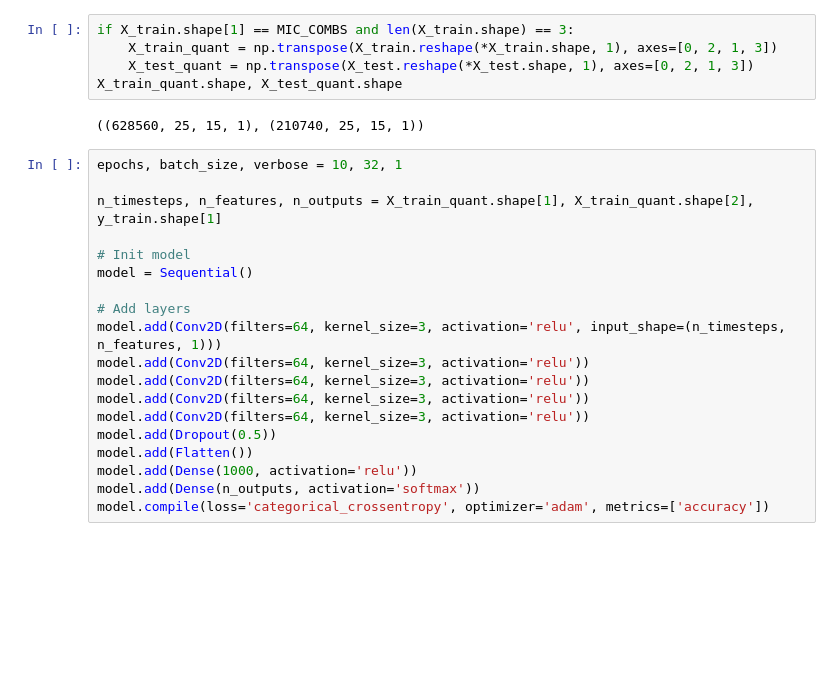
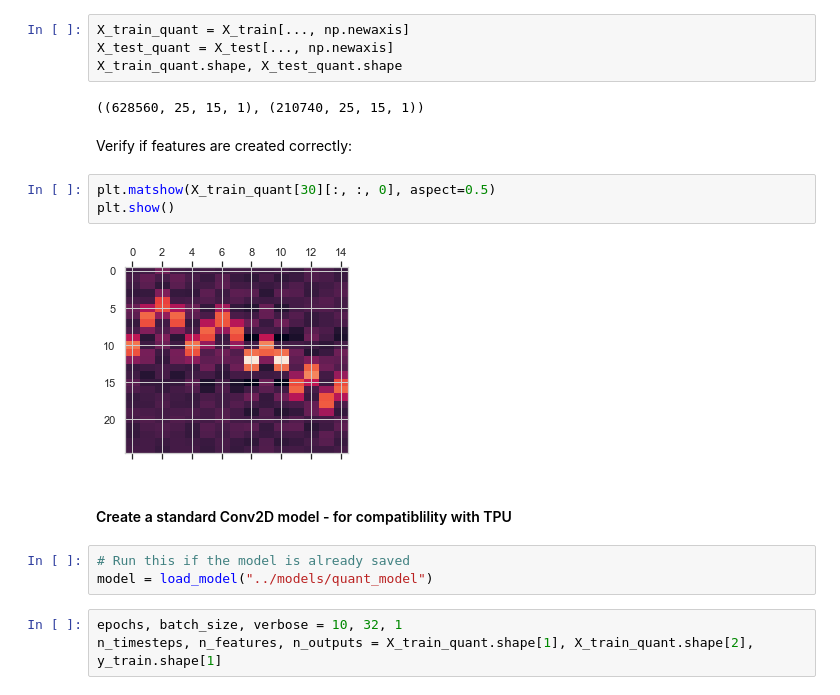
Before and after one commit to thomson008/MEng-project, a Jupyter notebook: notebooks/super_resolution.ipynb, the cells around one changed output. Saved outputs shown, nothing was run; the diff lists cells and outputs as text; blank space fills up the shorter version.

```diff
--- a/notebooks/super_resolution.ipynb
+++ b/notebooks/super_resolution.ipynb
@@ -742,28 +742,23 @@ Distances
 import tensorflow_model_optimization as tfmot
 quantize_model = tfmot.quantization.keras.quantize_model
 # %%
-if X_train.shape[1] == MIC_COMBS and len(X_train.shape) == 3:
-    X_train_quant = np.transpose(X_train.reshape(*X_train.shape, 1), axes=[0, 2, 1, 3])
-    X_test_quant = np.transpose(X_test.reshape(*X_test.shape, 1), axes=[0, 2, 1, 3])
+X_train_quant = X_train[..., np.newaxis]
+X_test_quant = X_test[..., np.newaxis]
 X_train_quant.shape, X_test_quant.shape
 # %% [output]
 ((628560, 25, 15, 1), (210740, 25, 15, 1))
-# %%
-epochs, batch_size, verbose = 10, 32, 1
-
-n_timesteps, n_features, n_outputs = X_train_quant.shape[1], X_train_quant.shape[2], y_train.shape[1]
-
-# Init model
-model = Sequential()
-
-# Add layers
-model.add(Conv2D(filters=64, kernel_size=3, activation='relu', input_shape=(n_timesteps, n_features, 1)))
-model.add(Conv2D(filters=64, kernel_size=3, activation='relu'))
-model.add(Conv2D(filters=64, kernel_size=3, activation='relu'))
-model.add(Conv2D(filters=64, kernel_size=3, activation='relu'))
-model.add(Conv2D(filters=64, kernel_size=3, activation='relu'))
-model.add(Dropout(0.5))
-model.add(Flatten())
-model.add(Dense(1000, activation='relu'))
-model.add(Dense(n_outputs, activation='softmax'))
-model.compile(loss='categorical_crossentropy', optimizer='adam', metrics=['accuracy'])
+# %% [markdown]
+Verify if features are created correctly:
+# %%
+plt.matshow(X_train_quant[30][:, :, 0], aspect=0.5)
+plt.show()
+# %% [output]
+[figure, added]
+# %% [markdown]
+#### Create a standard Conv2D model - for compatiblility with TPU
+# %%
+# Run this if the model is already saved
+model = load_model("../models/quant_model")
+# %%
+epochs, batch_size, verbose = 10, 32, 1
+n_timesteps, n_features, n_outputs = X_train_quant.shape[1], X_train_quant.shape[2], y_train.shape[1]
```
Also changed, not shown: parts of 31 cells of this notebook, 12 other files.
